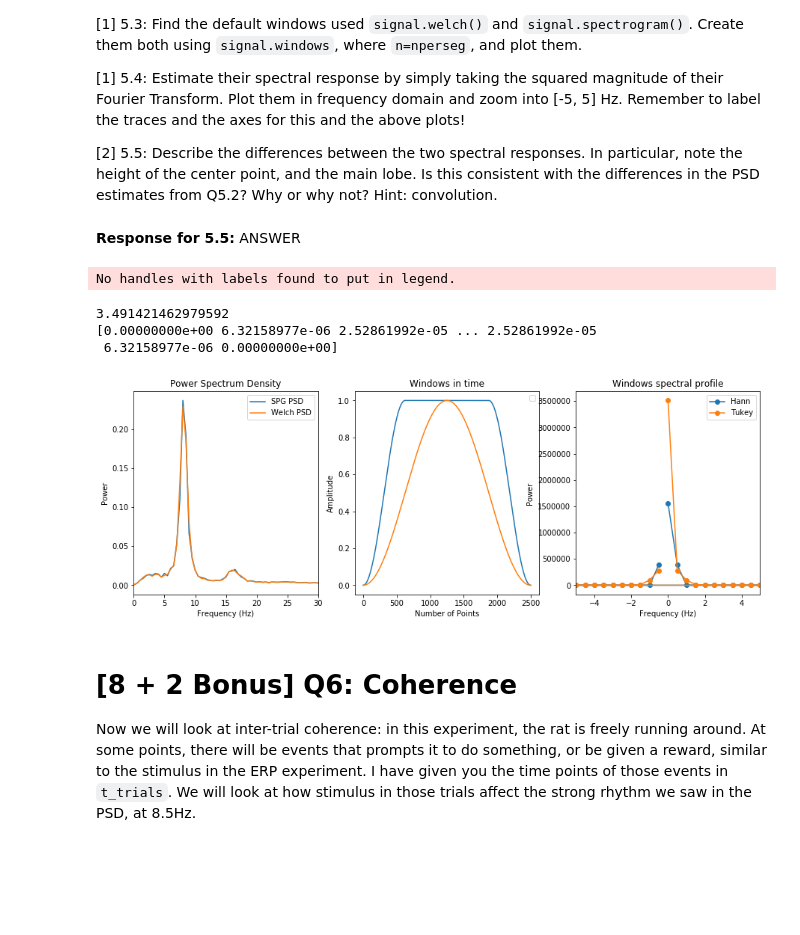
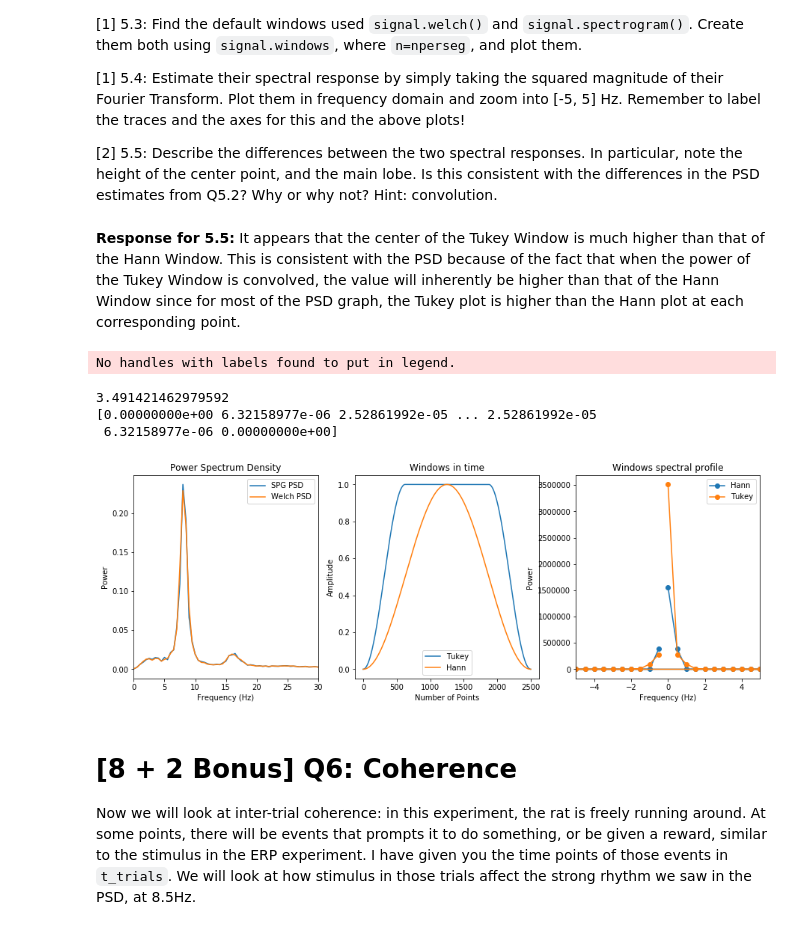
Before and after one commit to rmontehe/COGS118C, a Jupyter notebook: Assignments/Assignment 3/A3-TimeFrequencyFiltering.ipynb, the cells around one changed output. Cells and saved outputs as stored; diff of their text form; code cells hidden in the pictures; blank space fills up the shorter version.

Commit message:
update Assignment 3
I was really pushing my time limit with this assignment oops : ^) but hey i finished as much as i could

i got to like question 6 so thats pretty good

```diff
--- a/Assignments/Assignment 3/A3-TimeFrequencyFiltering.ipynb
+++ b/Assignments/Assignment 3/A3-TimeFrequencyFiltering.ipynb
@@ -499,8 +517,8 @@ This question illustrates how windowing with different window functions can give
 [1] 5.4: Estimate their spectral response by simply taking the squared magnitude of their Fourier Transform. Plot them in frequency domain and zoom into [-5, 5] Hz. Remember to label the traces and the axes for this and the above plots!
 
 [2] 5.5: Describe the differences between the two spectral responses. In particular, note the height of the center point, and the main lobe. Is this consistent with the differences in the PSD estimates from Q5.2? Why or why not? Hint: convolution.
-# %% [markdown]
-**Response for 5.5:** ANSWER
+# %% [markdown]
+**Response for 5.5:** It appears that the center of the Tukey Window is much higher than that of the Hann Window. This is consistent with the PSD because of the fact that when the power of the Tukey Window is convolved, the value will inherently be higher than that of the Hann Window since for most of the PSD graph, the Tukey plot is higher than the Hann plot at each corresponding point.
 # %%
 def secs_to_points(fs, len_win, len_overlap):
 
@@ -525,34 +543,35 @@ plt.ylabel("Power")
 plt.legend()
 plt.xlim([0,30])
 plt.title("Power Spectrum Density")
 
 win_tukey = signal.windows.tukey(nperseg)
 win_hann = signal.windows.hann(nperseg)
 print(win_tukey)
 
 plt.subplot(1,3,2)
 #_YOUR_CODE_HERE for plotting windows
 plt.legend(); plt.title('Windows in time')
 plt.plot(win_tukey, label = "Tukey")
 plt.plot(win_hann, label = "Hann")
 plt.ylabel("Amplitude")
 plt.xlabel("Number of Points")
+plt.legend()
 
 plt.subplot(1,3,3)
 hann_pwsp, hann_freqs = compute_pwsp(win_hann, fs)
 tukey_pwsp, tukey_freqs = compute_pwsp(win_tukey, fs)
 plt.plot(hann_freqs, hann_pwsp, "-o", label = "Hann")
 plt.plot(tukey_freqs, tukey_pwsp, "-o", label = "Tukey")
 plt.xlabel("Frequency (Hz)")
 plt.ylabel("Power ")
 plt.xlim([-5,5])
 plt.legend(); plt.title('Windows spectral profile');
 # %% [output]
 No handles with labels found to put in legend.
 3.491421462979592
 [0.00000000e+00 6.32158977e-06 2.52861992e-05 ... 2.52861992e-05
  6.32158977e-06 0.00000000e+00]
-[figure, old version]
+[figure, new version]
 # %% [markdown]
 # [8 + 2 Bonus] Q6: Coherence
 Now we will look at inter-trial coherence: in this experiment, the rat is freely running around. At some points, there will be events that prompts it to do something, or be given a reward, similar to the stimulus in the ERP experiment. I have given you the time points of those events in `t_trials`. We will look at how stimulus in those trials affect the strong rhythm we saw in the PSD, at 8.5Hz.
```
Also changed, not shown: parts of 11 cells of this notebook, 1 other file.
